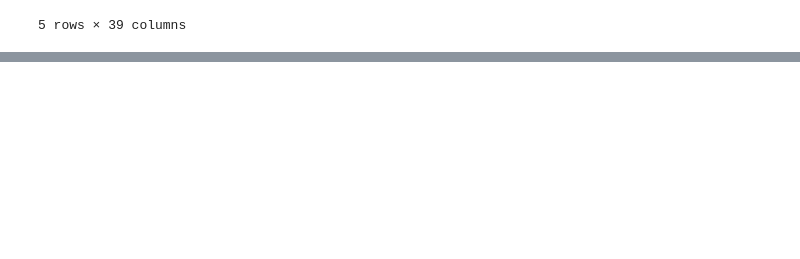
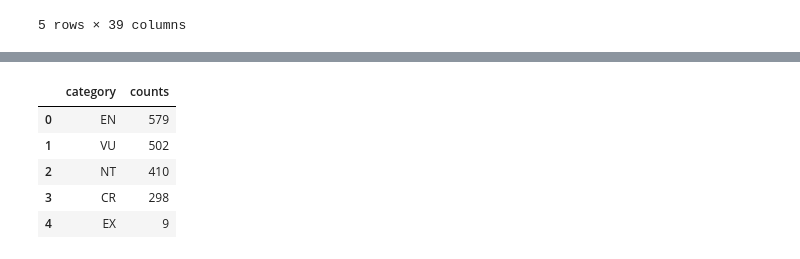
Before and after one commit to com-480-data-visualization/project-2024-group-era, a Jupyter notebook: EDA.ipynb, the cells around one changed output, grey strips where cells are left out. Cells and saved outputs as stored; diff of their text form; code cells hidden in the pictures; blank space fills up the shorter version.

```diff
--- a/EDA.ipynb
+++ b/EDA.ipynb
@@ -158,0 +166,11 @@ df_animals.head()
+# %%
+df_categories = df_animals['category'].value_counts()
+df_categories = df_categories.rename_axis('category').reset_index(name='counts')
+df_categories.head()
+# %% [output]
+|  | category | counts |
+| 0 | EN | 579 |
+| 1 | VU | 502 |
+| 2 | NT | 410 |
+| 3 | CR | 298 |
+| 4 | EX | 9 |
```
Also changed, not shown: parts of 13 cells of this notebook.
